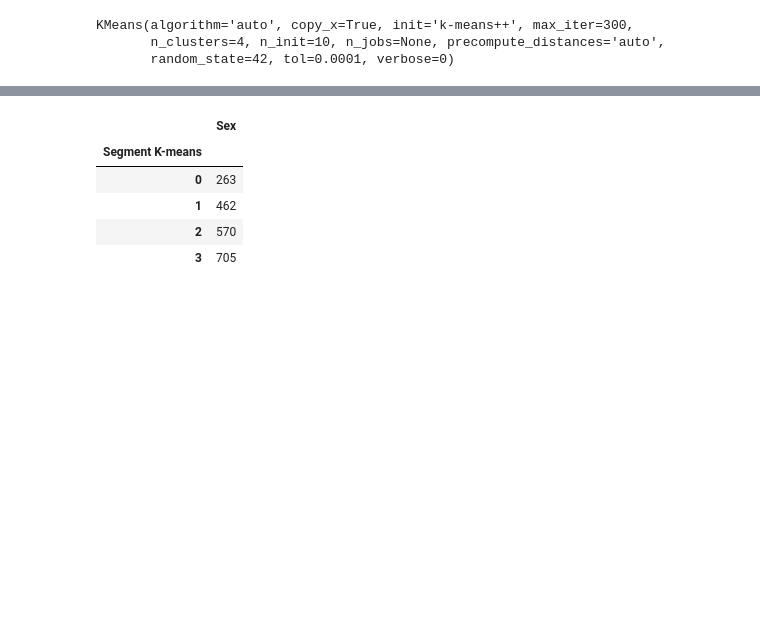
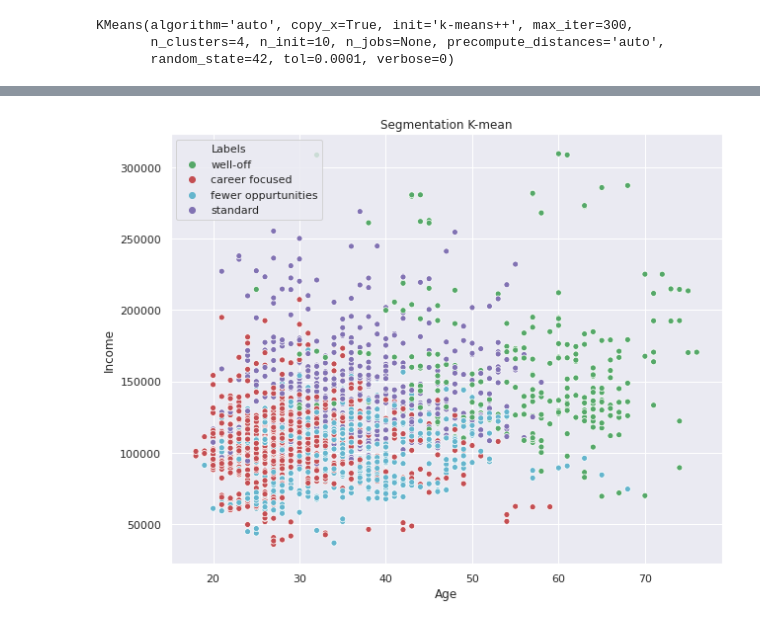
Before and after one commit to Hamza1122/Customer-Segmentation-Tutor, a Jupyter notebook: Untitled61.ipynb, the cells around one changed output, grey strips where cells are left out. Cells and saved outputs as stored; diff of their text form; code cells hidden in the pictures; blank space fills up the shorter version.

```diff
--- a/Untitled61.ipynb
+++ b/Untitled61.ipynb
@@ -117,9 +128,22 @@ df_seg_analy=df_seg[['Segment K-means','Sex']].groupby(['Segment K-means']).coun
-# %%
-df_seg_analy
-# %% [output]
-|  | Sex |
-| Segment K-means |  |
-| 0 | 263 |
-| 1 | 462 |
-| 2 | 570 |
-| 3 | 705 |
+# %%
+df_seg_analy.rename({0:'well-off',
+                     1:'fewer-oppurtunities',
+                     2:'standard',
+                     3:'career focused'})
+
+
+
+df_seg['Labels']=df_seg['Segment K-means'].map({
+                                       0:'well-off',
+                                       1:'fewer oppurtunities',
+                                       2:'standard',
+                                       3:'career focused'})
+# %%
+x_axis=df_seg['Age']
+y_axis=df_seg['Income']
+plt.figure(figsize=(10,8))
+sns.scatterplot(x_axis,y_axis,hue=df_seg['Labels'],palette=['g','r','c','m'])
+plt.title('Segmentation K-mean')
+plt.show()
+# %% [output]
+[figure, added]
```
Also changed, not shown: parts of 1 cell of this notebook.
